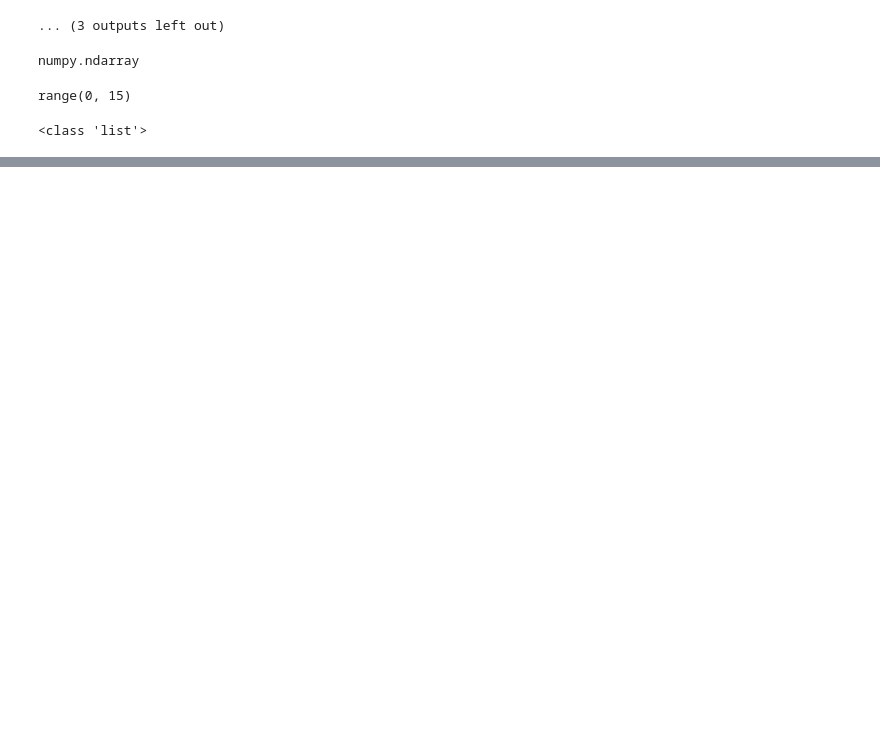
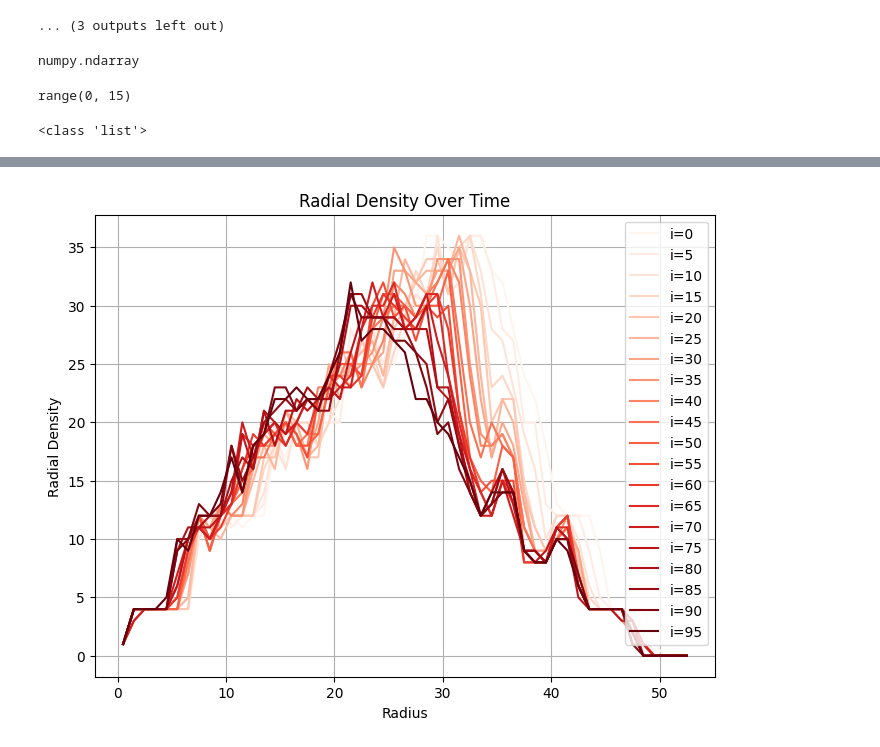
Before and after one commit to kav-kamath/MCF10A_collective_cell_migration, a Jupyter notebook: additional_plotting.ipynb, the cells around one changed output, grey strips where cells are left out. Drawn from its saved outputs; the diff is of its cells as text; code cells hidden in the pictures; blank space fills up the shorter version.

```diff
--- a/additional_plotting.ipynb
+++ b/additional_plotting.ipynb
@@ -138,0 +160,31 @@ print(type(sim_list))
+# %%
+import matplotlib.pyplot as plt
+import numpy as np
+from matplotlib.cm import get_cmap
+
+# Your iterations
+iterations = range(0, 99, 5)
+num_plots = len(iterations)
+
+# Pick any colormap: Reds, Blues, viridis, plasma, etc.
+cmap = get_cmap("Reds")  # change this to any color scheme
+
+plt.figure(figsize=(8,6))
+
+# Generate colors for each iteration
+colors = [cmap(i / (num_plots - 1)) for i in range(num_plots)]
+
+for idx, i in enumerate(iterations):
+    bin_centers, bin_edges, values = radial_density(sim_list[14].cell_states[i], bin_width=1)
+
+    # Assign the corresponding color
+    plt.plot(bin_centers, values, color=colors[idx], label=f'i={i}')
+
+plt.xlabel('Radius')
+plt.ylabel('Radial Density')
+plt.title('Radial Density Over Time')
+plt.grid(True)
+plt.legend()
+plt.show()
+# %% [output]
+[figure, added]
```
Also changed, not shown: parts of 5 cells of this notebook, 3 other files.
